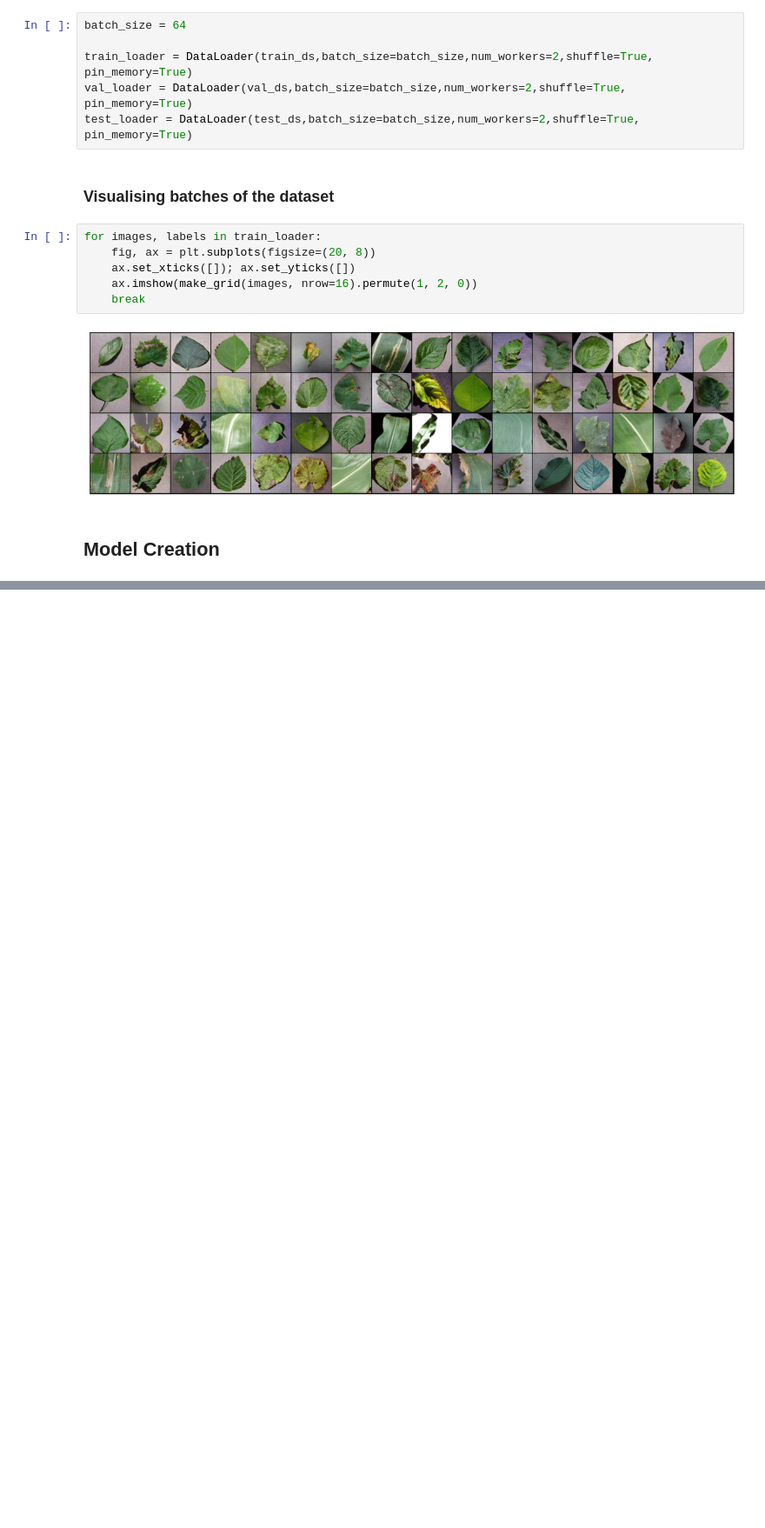
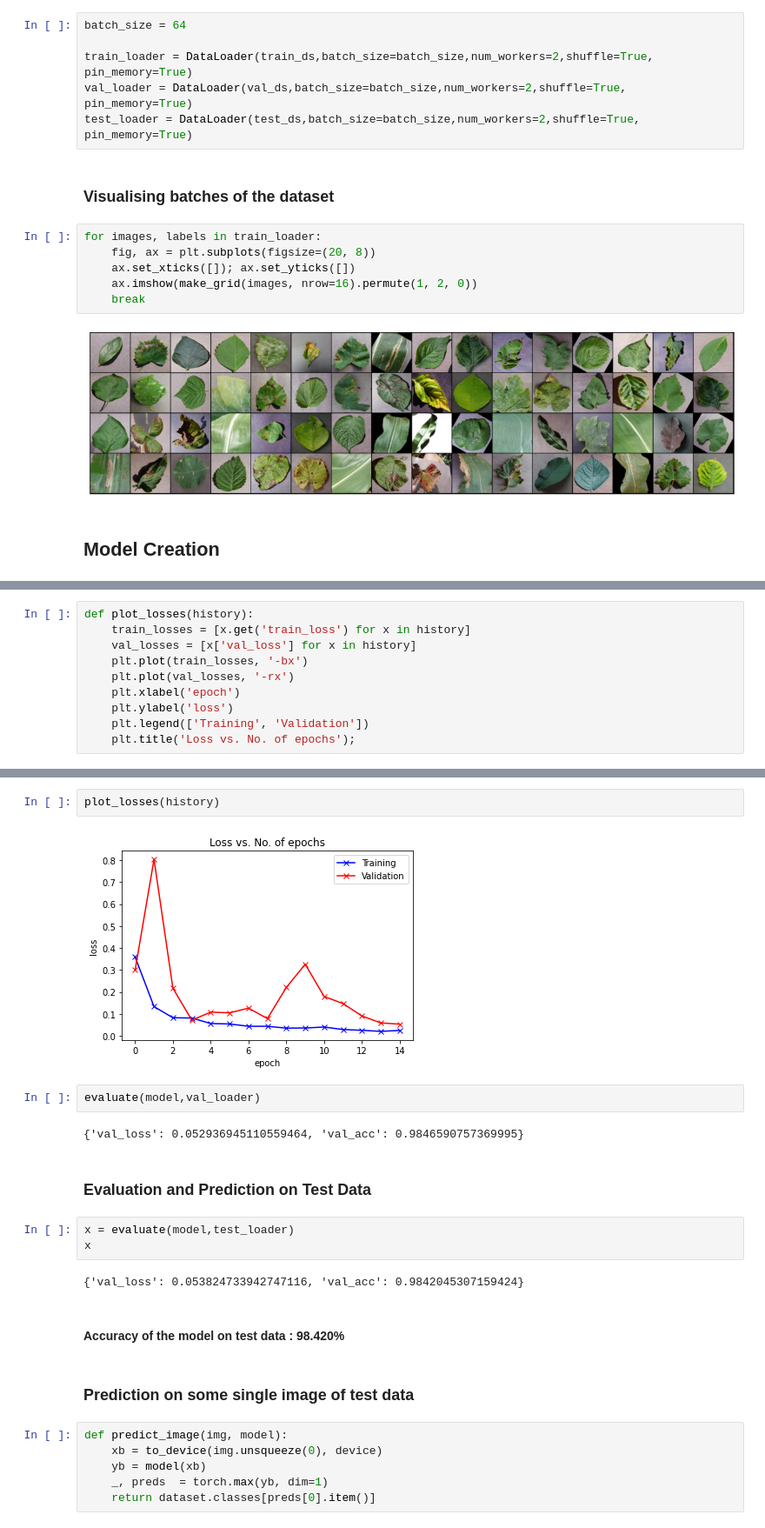
Before and after one commit to CPAD2022/CPAD2022SecBTeam03, a Jupyter notebook: ML Notebook/AgroAssist.ipynb, the cells around one changed output, grey strips where cells are left out. Shown at 87% size. Drawn from its saved outputs; the diff is of its cells as text; blank space fills up the shorter version.

```diff
--- a/ML Notebook/AgroAssist.ipynb
+++ b/ML Notebook/AgroAssist.ipynb
@@ -214,0 +422,10 @@ class ImageClassificationBase(nn.Module):
+# %%
+def plot_losses(history):
+    train_losses = [x.get('train_loss') for x in history]
+    val_losses = [x['val_loss'] for x in history]
+    plt.plot(train_losses, '-bx')
+    plt.plot(val_losses, '-rx')
+    plt.xlabel('epoch')
+    plt.ylabel('loss')
+    plt.legend(['Training', 'Validation'])
+    plt.title('Loss vs. No. of epochs');
@@ -214,0 +443,25 @@ class ImageClassificationBase(nn.Module):
+# %%
+plot_losses(history)
+# %% [output]
+[figure, added]
+# %%
+evaluate(model,val_loader)
+# %% [output]
+{'val_loss': 0.052936945110559464, 'val_acc': 0.9846590757369995}
+# %% [markdown]
+### Evaluation and Prediction on Test Data
+# %%
+x = evaluate(model,test_loader)
+x
+# %% [output]
+{'val_loss': 0.053824733942747116, 'val_acc': 0.9842045307159424}
+# %% [markdown]
+#### **Accuracy of the model on test data : 98.420%**
+# %% [markdown]
+### Prediction on some single image of test data
+# %%
+def predict_image(img, model):
+    xb = to_device(img.unsqueeze(0), device)
+    yb = model(xb)
+    _, preds  = torch.max(yb, dim=1)
+    return dataset.classes[preds[0].item()]
```
Also changed, not shown: parts of 30 cells of this notebook.
